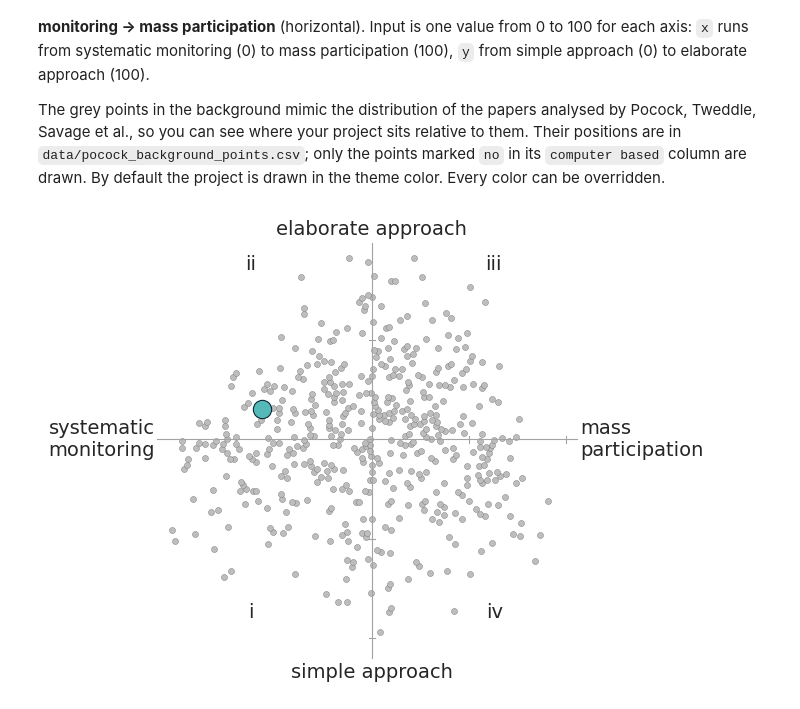
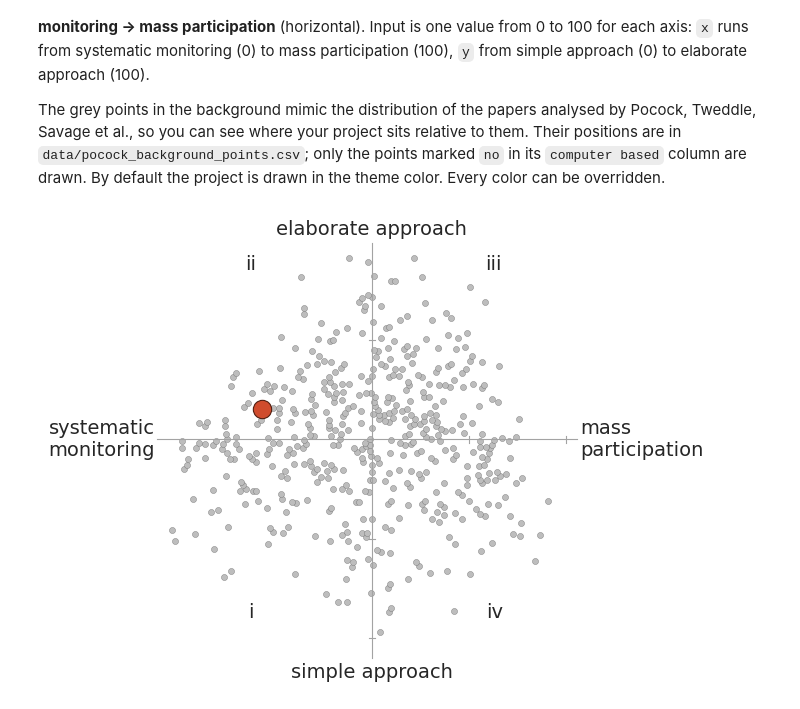
Before and after one commit to vinconig/citizen_science_profile_viz, a Jupyter notebook: profile_viz.ipynb, the cells around one changed output. Cells and saved outputs as stored; diff of their text form; code cells hidden in the pictures.

```diff
--- a/profile_viz.ipynb
+++ b/profile_viz.ipynb
@@ -5,6 +5,6 @@ Visualizes the standardized profile of a citizen science project. Run the cells
 # %%
 # Theme: pick the color family used by all charts (pumpkin, apricot, apple, teal, blueberry, eggplant, dragonfruit)
-COLOR_FAMILY = "teal"
+COLOR_FAMILY = "pumpkin"
 PALETTE_FILE = "colorpalette.json"  # path to the palette file, relative to the notebook
 
 import json
@@ -136,6 +138,13 @@ After Pocock, Tweddle, Savage, et al. [ref]. Only for environmental monitoring c
 The project is placed on two axes: **simple approach → elaborate approach** (vertical) and **systematic monitoring → mass participation** (horizontal). Input is one value from 0 to 100 for each axis: `x` runs from systematic monitoring (0) to mass participation (100), `y` from simple approach (0) to elaborate approach (100).
 
 The grey points in the background mimic the distribution of the papers analysed by Pocock, Tweddle, Savage et al., so you can see where your project sits relative to them. Their positions are in `data/pocock_background_points.csv`; only the points marked `no` in its `computer based` column are drawn. By default the project is drawn in the theme color. Every color can be overridden.
+# %%
+# INPUT: position on Pocock's two axes (environmental monitoring campaigns only)
+# Both values run from 0 to 100.
+pocock_x = 25  # 0 = systematic monitoring (set protocols, trained or selected volunteers)
+               # 100 = mass participation (open to anyone, many participants, little training)
+pocock_y = 60  # 0 = simple approach (few, easy tasks, low demands on participants)
+               # 100 = elaborate approach (many or demanding tasks, more skills and effort required)
 # %%
 import csv
 
@@ -204,33 +213,32 @@ def plot_pocock_chart(
     for ty in (2.075, -2.075, -4.155):
         ax.plot([-0.07, 0.07], [ty, ty], color=axis_color, linewidth=0.8)
 
     # axis labels
     label = dict(fontsize=14, color=text_color, annotation_clip=False)
     ax.annotate("elaborate approach", (0, 4.2), ha="center", va="bottom", **label)
     ax.annotate("simple approach", (0, -4.68), ha="center", va="top", **label)
     ax.annotate("systematic\nmonitoring", (-4.55, 0), ha="right", va="center", linespacing=1.2, **label)
     ax.annotate("mass\nparticipation", (4.35, 0), ha="left", va="center", linespacing=1.2, **label)
 
     # quadrant labels
     for text, (qx, qy) in {"ii": (-2.54, 3.66), "iii": (2.55, 3.66), "i": (-2.54, -3.61),
                            "iv": (2.56, -3.61)}.items():
         ax.text(qx, qy, text, ha="center", va="center", fontsize=14, color=text_color)
 
     # background: distribution of the analysed papers
     ax.scatter(pocock_points[:, 0], pocock_points[:, 1], s=19, color=point_color,
                edgecolor=point_edge, linewidth=0.3, zorder=2)
     # the project
     ax.scatter([px], [py], s=174, color=highlight_color, edgecolor=highlight_edge,
                linewidth=0.8, zorder=3)
 
     fig.subplots_adjust(left=0.2, right=0.8, bottom=0.1, top=0.9)
     if save_to:
         fig.savefig(save_to, dpi=200, facecolor=fig.get_facecolor(), bbox_inches="tight")
     return fig, ax
 
 
-# Example input: 0-100 per axis
-fig, ax = plot_pocock_chart(x=25, y=60)
+fig, ax = plot_pocock_chart(x=pocock_x, y=pocock_y)
 plt.show()
 # %% [output]
-[figure, old version]
+[figure, new version]
```
Also changed, not shown: parts of 7 cells of this notebook, 4 other files.
